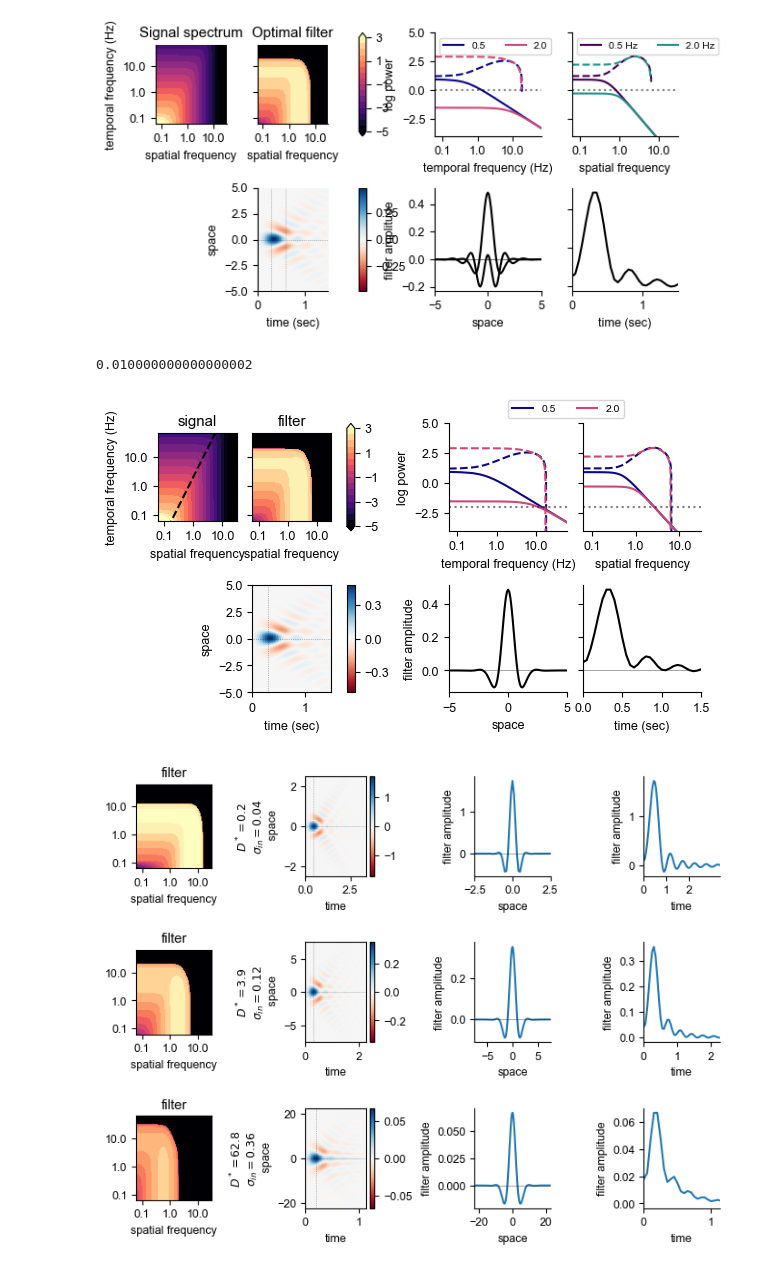
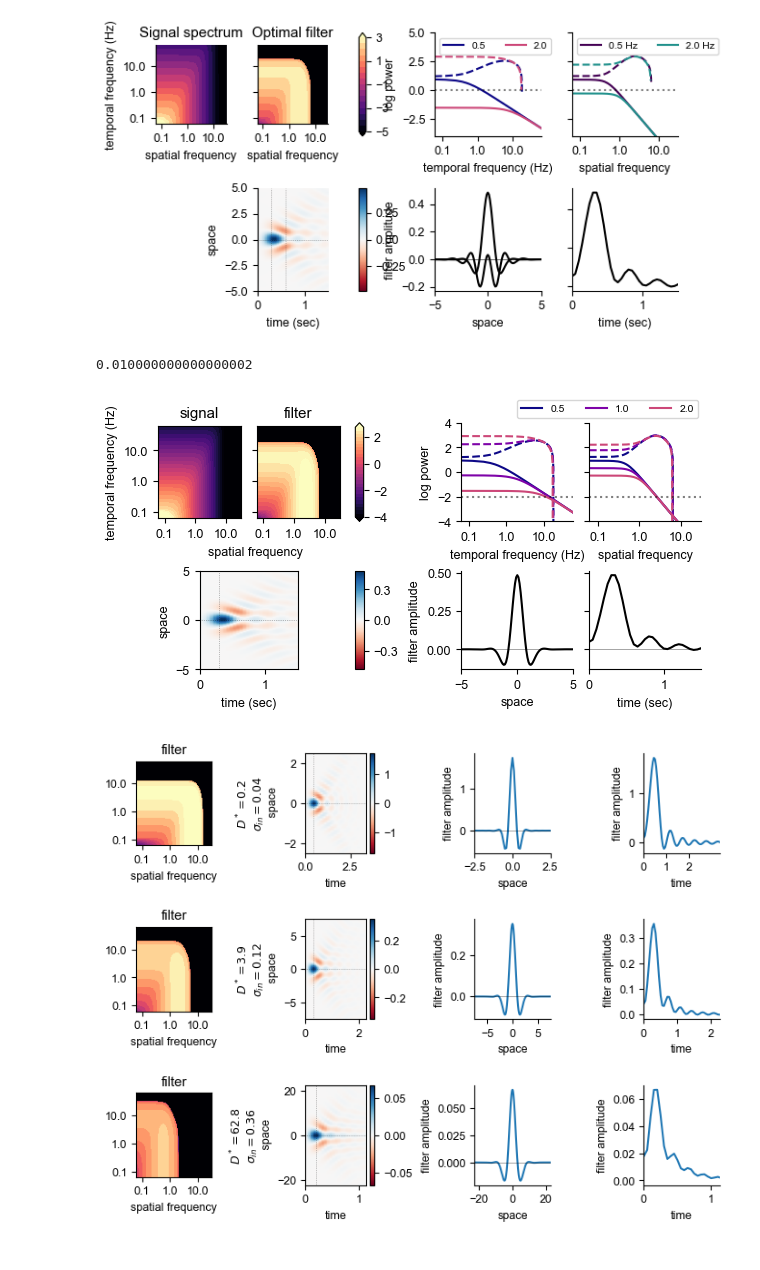
Before and after one commit to Yates-Lab/efficient-coding-drift-spectrum, a Jupyter notebook: scripts/interactive_moving_retina copy.ipynb, the cells around one changed output. Saved outputs shown, nothing was run; the diff lists cells and outputs as text; code cells hidden in the pictures.

Commit message:
add cross section fig to fig 1; minor tweaks to fig 2 3; added some notes to optimal filter analysis

```diff
--- a/scripts/interactive_moving_retina copy.ipynb
+++ b/scripts/interactive_moving_retina copy.ipynb
@@ -738,13 +748,14 @@ from matplotlib.ticker import ScalarFormatter
 
 model_idx = 1  # index into sigma_ins / all_MI_vals
 n = 2
-levels = np.linspace(-5, 3, 17)
-t_crosses = [0.5, 2]
-s_crosses = [0.5, 2]
-ylims = [1e-4, 1e5]
-fig_h = 0.6 * hw
+levels = np.arange(-4, 3, 0.25)
+t_crosses = [0.5, 1, 2, ]
+s_crosses = [0.5, 1, 2, ]
+ylims = [1e-4, 1e4]
+fig_h = 0.55 * hw
 cbar_w = 0.1
 buffer = 0.8
+cmap = "magma"
 
 D = D_vals[np.argmax(all_MI_vals[model_idx])]
 sigma_in = sigma_ins[model_idx]
@@ -763,7 +774,7 @@ w_xt_plot, x, t = compute_space_time_filter(v_opt, T, dt, dx)
 fig = plt.figure(figsize=(fw, 1.7 * fig_h))
 gs = fig.add_gridspec(
     2, 6,
-    width_ratios=[1, 1, cbar_w, buffer, 1.5, 1.5],
+    width_ratios=[1, 1, cbar_w, buffer, 1.35, 1.35],
     wspace=0.2,
     hspace=0.5,
 )
@@ -775,16 +786,16 @@ ax_signal.contourf(
     w_plot,
     np.log10(Cx).T,
     levels=levels,
-    cmap="magma",
+    cmap=cmap,
     extend="both",
 )
-ax_signal.plot(k,D*k**2,c="k",linestyle="--")
+# ax_signal.plot(k,D*k**2,c="k",linestyle="--")
 ax_signal.set_xscale("log")
 ax_signal.set_yscale("log")
 ax_signal.minorticks_off()
 ax_signal.set_xlim(k.min(), k.max())
 ax_signal.set_ylim(w_plot.min(), w_plot.max())
-ax_signal.set_xlabel("spatial frequency")
+ax_signal.set_xlabel(32*" "+"spatial frequency")
 ax_signal.set_ylabel("temporal frequency (Hz)")
 ax_signal.set_title("signal")
 ax_signal.set_aspect("equal")
@@ -799,14 +810,14 @@ cf = ax.contourf(
     w_plot,
     np.log10(v_opt + 1e-22).T,
     levels=levels,
-    cmap="magma",
+    cmap=cmap,
     extend="both",
 )
 ax.set_xscale("log")
 ax.set_yscale("log")
 ax.minorticks_off()
 ax.set_xlim(k.min(), k.max())
-ax.set_xlabel("spatial frequency")
+# ax.set_xlabel("spatial frequency")
 ax.set_ylabel("")
 ax.set_title("filter")
 ax.set_aspect("equal")
@@ -818,8 +829,9 @@ ax.set_yticklabels([])
 # row 0, col 2: Fourier colorbar
 cax = fig.add_subplot(gs[0, 2])
 cbar = fig.colorbar(cf, cax=cax)
-ticks = cbar.ax.get_yticks()
-cbar.ax.set_yticks(ticks[::n] if len(ticks) > n else ticks)
+cbar.ax.set_yticks([-4, -2, 0, 2])
+# ticks = cbar.ax.get_yticks()
+# cbar.ax.set_yticks(ticks[::n] if len(ticks) > n else ticks)
 
 # row 0, col 3: buffer
 fig.add_subplot(gs[0, 3]).set_axis_off()
@@ -839,10 +851,11 @@ ax.set_ylim(np.log10(ylims[0]), np.log10(ylims[1]))
 ax.set_xticks([0.1, 1, 10])
 ax.set_xlabel("temporal frequency (Hz)")
 ax.set_ylabel("log power")
+ax.set_yticks([-4, -2, 0, 2, 4])
 ax.minorticks_off()
 ax.axhline(np.log10(sigma_in**2), color="k", linestyle=":", alpha=0.5)
 print(sigma_in**2)
-ax.legend(fontsize="small", ncol=2, loc=(0.5,1.05))
+ax.legend(fontsize="small", ncol=3, loc=(0.5,1.05))
 plain_log_ticks(ax, axes="x")
 
 # row 0, col 5: temporal cross-sections
@@ -858,6 +871,7 @@ for t_cross, color in zip(t_crosses, colors_t):
 ax.set_xlim(k.min(), k.max())
 ax.set_xticks([0.1, 1, 10])
 ax.set_ylim(np.log10(ylims[0]), np.log10(ylims[1]))
+ax.set_yticks([-4, -2, 0, 2, 4])
 ax.set_xlabel("spatial frequency")
 ax.axhline(np.log10(sigma_in**2), color="k", linestyle=":", alpha=0.5)
 ax.minorticks_off()
@@ -869,7 +883,7 @@ ax.set_yticklabels([])
 fig.add_subplot(gs[1, 0]).set_axis_off()
 
 # row 1, col 1: space-time filter
-ax_st = fig.add_subplot(gs[1, 1])
+ax_st = fig.add_subplot(gs[1, :2])
 im = ax_st.imshow(
     w_xt_plot,
     aspect="auto",
@@ -886,6 +900,7 @@ ax_st.spines["top"].set_visible(True)
 ax_st.set_xlim([0, 1.5])
 ax_st.set_ylim([-5, 5])
 ax_st.axhline(0, color="k", alpha=0.5, linestyle=":", linewidth=0.5)
+ax_st.set_aspect(0.15)
 
 # row 1, col 2: space-time colorbar
 cax = fig.add_subplot(gs[1, 2])
@@ -893,35 +908,35 @@ cb = fig.colorbar(im, cax=cax)
 cb.ax.set_yticks([-0.3,0,0.3])
 
 # row 1, col 3: buffer
 fig.add_subplot(gs[1, 3]).set_axis_off()
 
 # row 1, col 4: spatial slices
 ax_slice = fig.add_subplot(gs[1, 4])
 arg_slice = w_xt_plot[w_xt_plot.shape[0] // 2, :].argmax()
 plot_slices = [arg_slice, ]
 for s in plot_slices:
     spatial_slice = w_xt_plot[:, s]
     ax_st.axvline(t[s], color="k", alpha=0.5, linestyle=":", linewidth=0.5)
     ax_slice.plot(x, spatial_slice,c="k")
 ax_slice.axhline(0, color="k", alpha=0.5, linewidth=0.5)
 ax_slice.set_xlim([-5, 5])
 ax_slice.set_xlabel("space")
 ax_slice.set_ylabel("filter amplitude")
 ymin, ymax = ax_slice.get_ylim()
 
 # row 1, col 5: temporal slice
 ax = fig.add_subplot(gs[1, 5])
 ax.plot(t, w_xt_plot[w_xt_plot.shape[0] // 2, :],c="k")
 ax.set_xlabel("time (sec)")
 ax.set_xlim([0, 1.5])
 ax.set_ylim([ymin,ymax])
 ax.set_yticklabels([])
 ax.axhline(0, color="k", alpha=0.5, linewidth=0.5)
 
-plt.savefig(f"../results/model_filter_and_kernels.pdf")
+plt.savefig(f"../results/model_filter_and_kernels.pdf",bbox_inches="tight")
 # %% [output]
 0.010000000000000002
-[figure, old version]
+[figure, new version]
 # %%
 all_MI_vals = []
 # sigma_ins  = [0.05, 0.15, 0.45]
```
Also changed, not shown: parts of 3 cells of this notebook, 2 other files.
